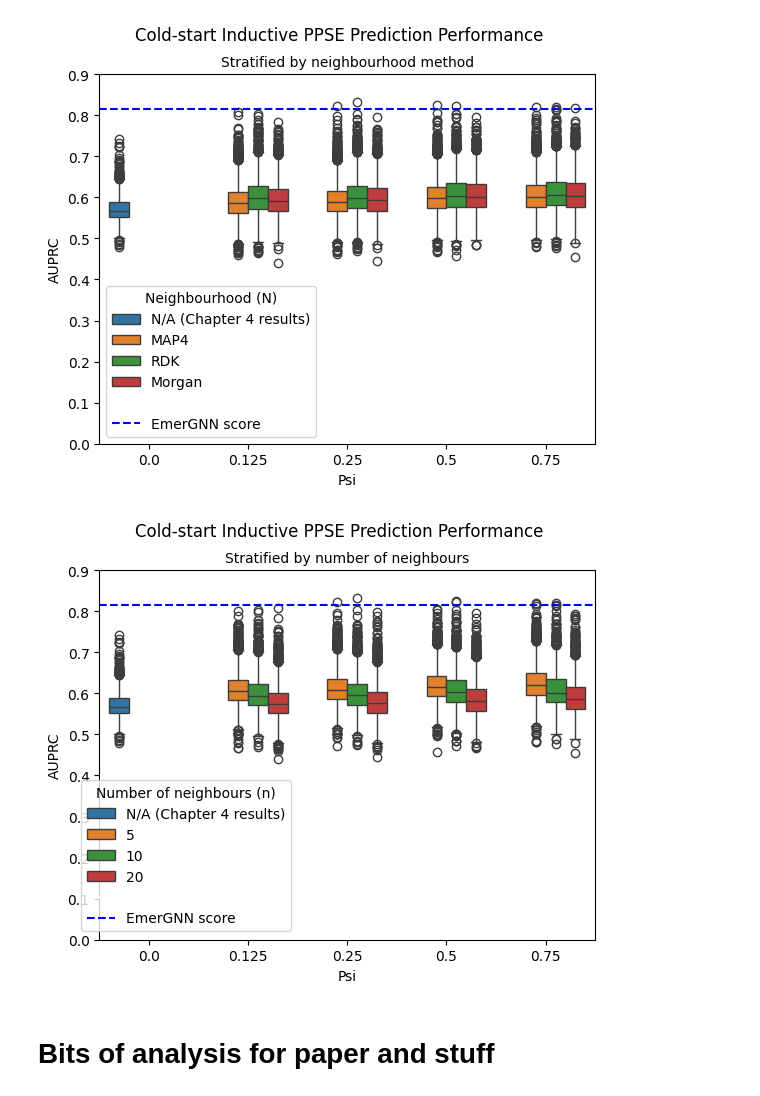
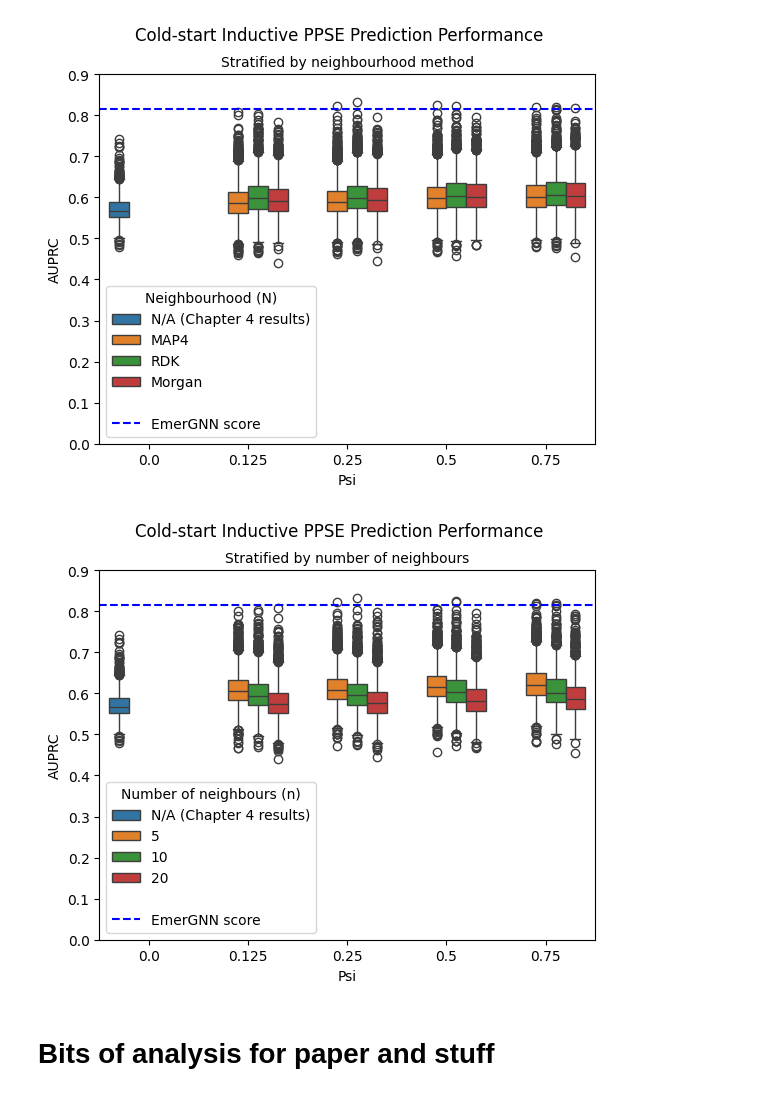
Before and after one commit to oliver-lloyd/Chapter5, a Jupyter notebook: analysis/1_general_assessment/viz/viz.ipynb, the cells around one changed output. Drawn from its saved outputs; the diff is of its cells as text; code cells hidden in the pictures.

```diff
--- a/analysis/1_general_assessment/viz/viz.ipynb
+++ b/analysis/1_general_assessment/viz/viz.ipynb
@@ -287,23 +287,23 @@ plt.savefig('polySE_agg_cold_start_by_neighbourhood.png')
 # %%
 cold_start = polySE_agg.query('fake_triple_component == "both"')
 sns.boxplot(cold_start, x='psi', y='AUPRC', hue='nearest_n')
 
 xmin = -0.5
 xmax = 4.5
 plt.xlim(xmin, xmax)
 plt.hlines(-2, xmin=xmin, xmax=xmax, colors='white', linestyles='dashed', label=' ')  # To add gap in legend
 plt.hlines(emerGNN_cold, xmin=xmin, xmax=xmax, colors='blue', linestyles='dashed', label='EmerGNN score')
 plt.ylim(0, 0.9)
 plt.legend()
 plt.suptitle('Cold-start Inductive PPSE Prediction Performance')
 plt.title('Stratified by number of neighbours', size=10)
 plt.xlabel('Psi')
 
 #plt.tight_layout()
-plt.legend(title='Number of neighbours (n)', bbox_to_anchor=(0.4, 0.45))
+plt.legend(title='Number of neighbours (n)')
 plt.savefig('polySE_agg_cold_start_by_num_neighbours.png')
 # %% [output]
-[figure, old version]
+[figure, new version]
 # %% [markdown]
 # Bits of analysis for paper and stuff
 # %%
```
Also changed, not shown: parts of 3 cells of this notebook, 6 other files.
